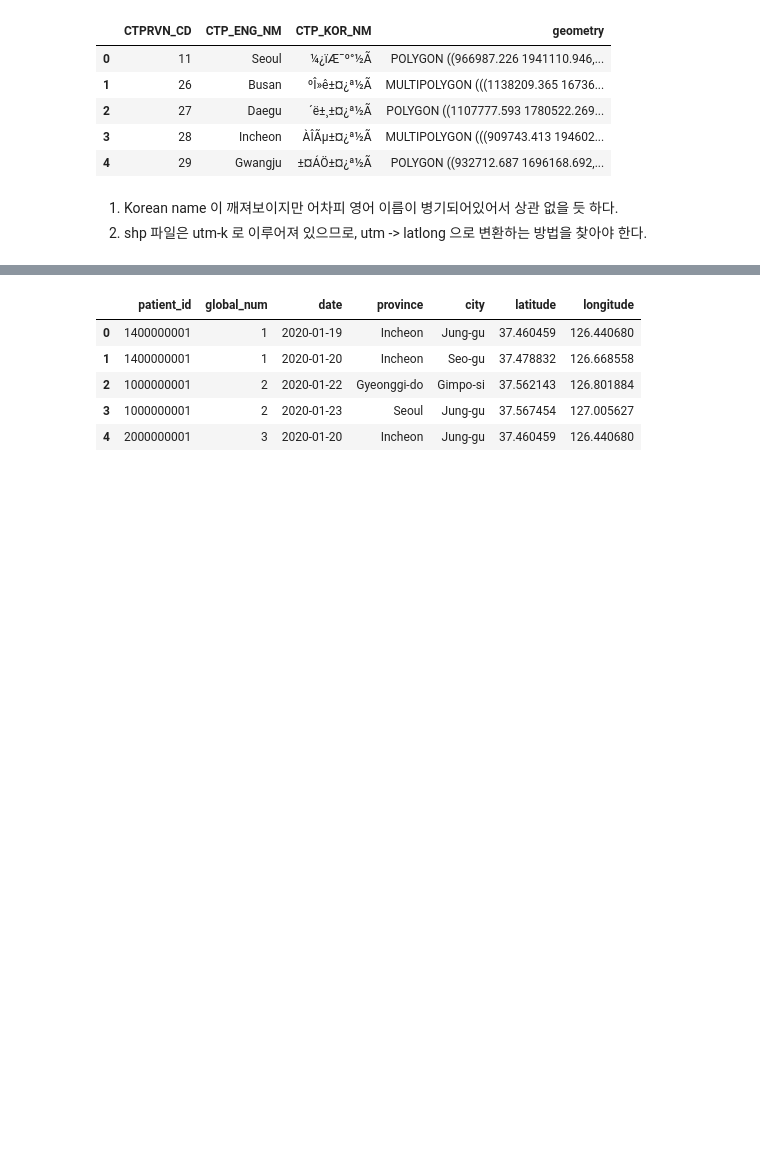
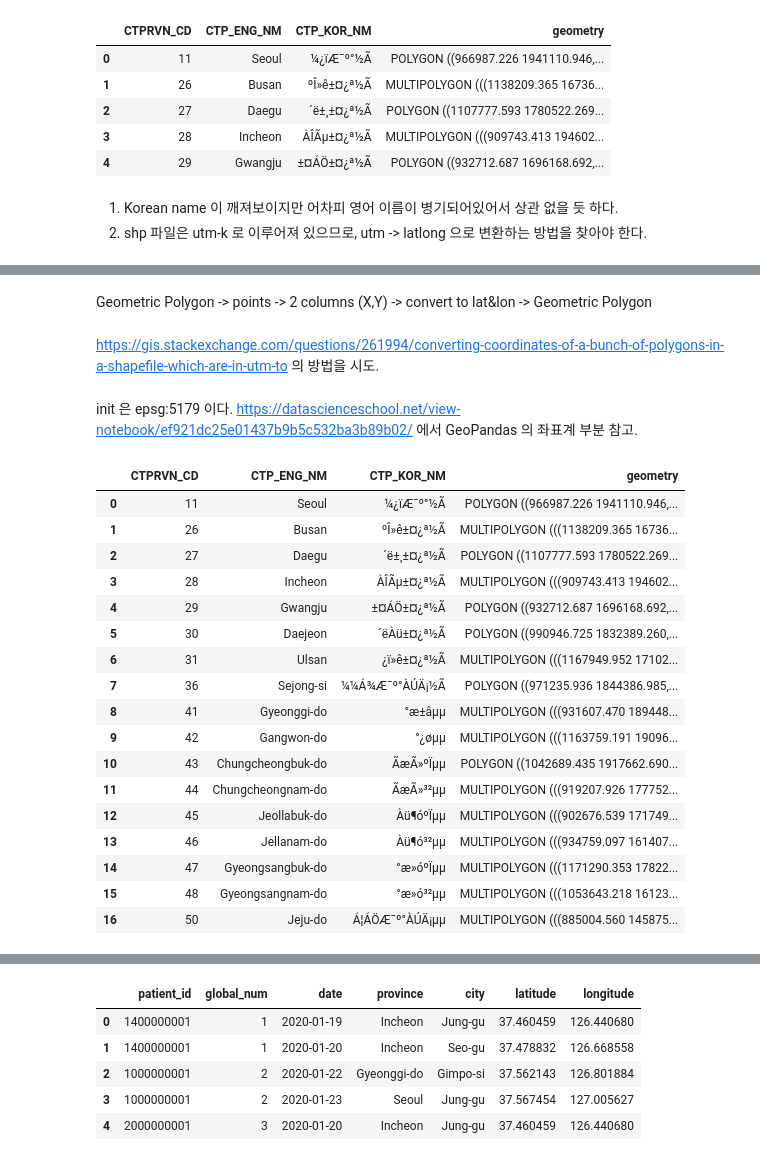
Before and after one commit to danaing/Data-Science-for-COVID-19, a Jupyter notebook: 20200324.ipynb, the cells around one changed output, grey strips where cells are left out. Cells and saved outputs as stored; diff of their text form; code cells hidden in the pictures; blank space fills up the shorter version.

```diff
--- a/20200324.ipynb
+++ b/20200324.ipynb
@@ -59,0 +83,4 @@ korea.head()
+# %% [markdown]
+Geometric Polygon -> points -> 2 columns (X,Y) -> convert to lat&lon -> Geometric Polygon
+# %% [markdown]
+https://gis.stackexchange.com/questions/261994/converting-coordinates-of-a-bunch-of-polygons-in-a-shapefile-which-are-in-utm-to 의 방법을 시도.
@@ -59,0 +92,2 @@ korea.head()
+# %% [markdown]
+init 은 epsg:5179 이다. https://datascienceschool.net/view-notebook/ef921dc25e01437b9b5c532ba3b89b02/ 에서 GeoPandas 의 좌표계 부분 참고.
@@ -59,0 +98,21 @@ korea.head()
+# %%
+korea
+# %% [output]
+|  | CTPRVN_CD | CTP_ENG_NM | CTP_KOR_NM | geometry |
+| 0 | 11 | Seoul | ¼­¿ïÆ¯º°½Ã | POLYGON ((966987.226 1941110.946,... |
+| 1 | 26 | Busan | ºÎ»ê±¤¿ª½Ã | MULTIPOLYGON (((1138209.365 16736... |
+| 2 | 27 | Daegu | ´ë±¸±¤¿ª½Ã | POLYGON ((1107777.593 1780522.269... |
+| 3 | 28 | Incheon | ÀÎÃµ±¤¿ª½Ã | MULTIPOLYGON (((909743.413 194602... |
+| 4 | 29 | Gwangju | ±¤ÁÖ±¤¿ª½Ã | POLYGON ((932712.687 1696168.692,... |
+| 5 | 30 | Daejeon | ´ëÀü±¤¿ª½Ã | POLYGON ((990946.725 1832389.260,... |
+| 6 | 31 | Ulsan | ¿ï»ê±¤¿ª½Ã | MULTIPOLYGON (((1167949.952 17102... |
+| 7 | 36 | Sejong-si | ¼¼Á¾Æ¯º°ÀÚÄ¡½Ã | POLYGON ((971235.936 1844386.985,... |
+| 8 | 41 | Gyeonggi-do | °æ±âµµ | MULTIPOLYGON (((931607.470 189448... |
+| 9 | 42 | Gangwon-do | °­¿øµµ | MULTIPOLYGON (((1163759.191 19096... |
+| 10 | 43 | Chungcheongbuk-do | ÃæÃ»ºÏµµ | POLYGON ((1042689.435 1917662.690... |
+| 11 | 44 | Chungcheongnam-do | ÃæÃ»³²µµ | MULTIPOLYGON (((919207.926 177752... |
+| 12 | 45 | Jeollabuk-do | Àü¶óºÏµµ | MULTIPOLYGON (((902676.539 171749... |
+| 13 | 46 | Jellanam-do | Àü¶ó³²µµ | MULTIPOLYGON (((934759.097 161407... |
+| 14 | 47 | Gyeongsangbuk-do | °æ»óºÏµµ | MULTIPOLYGON (((1171290.353 17822... |
+| 15 | 48 | Gyeongsangnam-do | °æ»ó³²µµ | MULTIPOLYGON (((1053643.218 16123... |
+| 16 | 50 | Jeju-do | Á¦ÁÖÆ¯º°ÀÚÄ¡µµ | MULTIPOLYGON (((885004.560 145875... |
```
Also changed, not shown: parts of 7 cells of this notebook, 6 other files.
